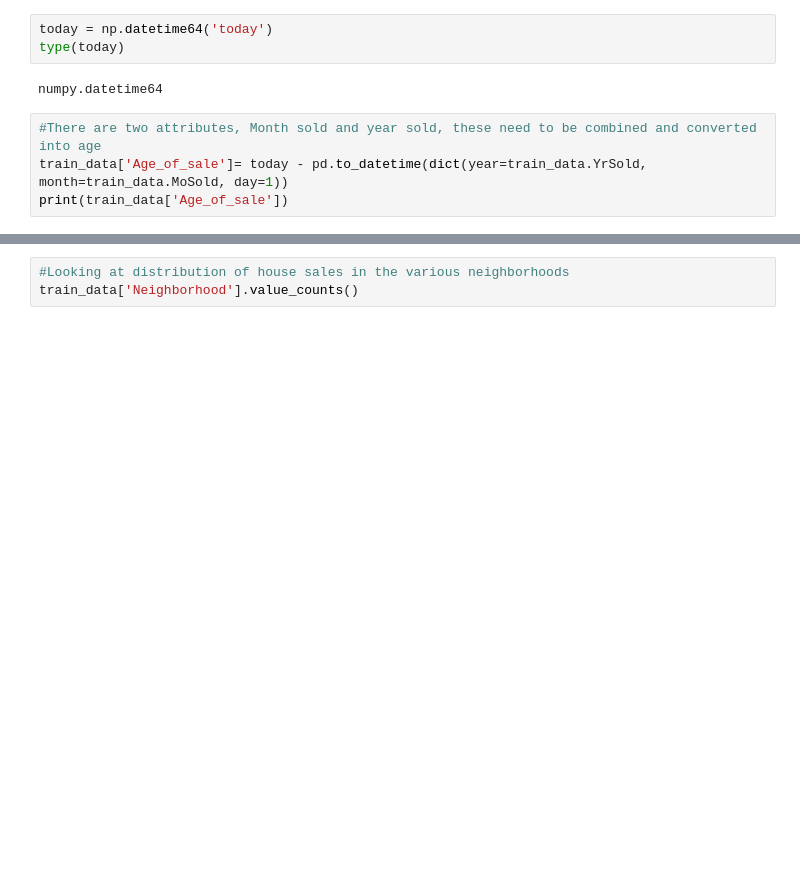
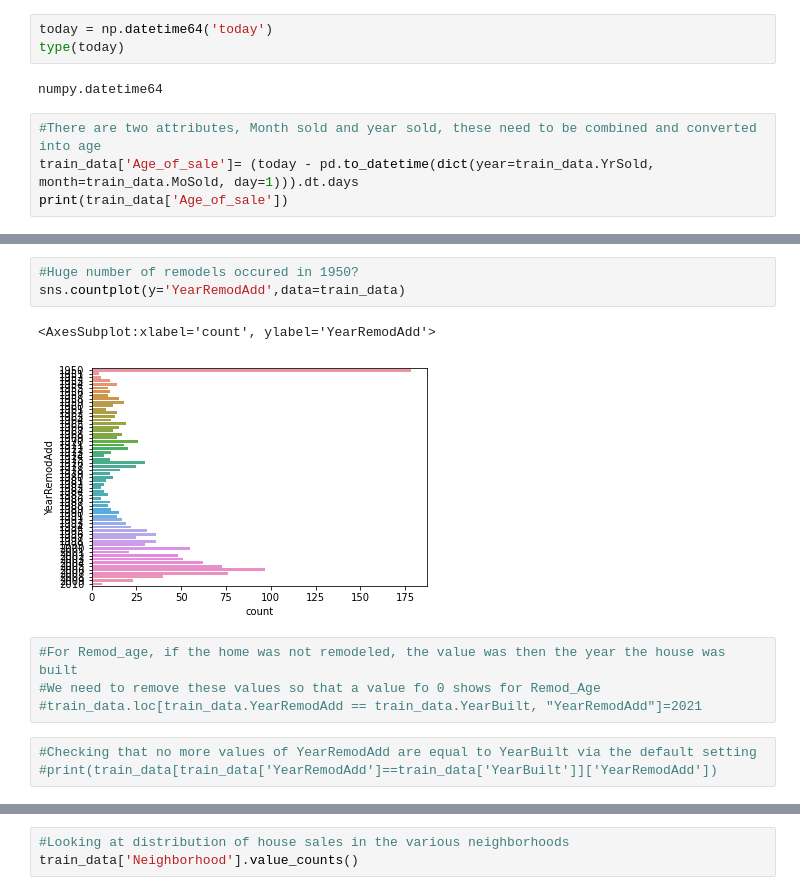
Before and after one commit to nroller28/CapstoneTwo, a Jupyter notebook: CapstoneTwoDataWrangling.ipynb, the cells around one changed output, grey strips where cells are left out. Cells and saved outputs as stored; diff of their text form; blank space fills up the shorter version.

```diff
--- a/CapstoneTwoDataWrangling.ipynb
+++ b/CapstoneTwoDataWrangling.ipynb
@@ -143,6 +143,6 @@ type(today)
 numpy.datetime64
 # %%
 #There are two attributes, Month sold and year sold, these need to be combined and converted into age
-train_data['Age_of_sale']= today - pd.to_datetime(dict(year=train_data.YrSold, month=train_data.MoSold, day=1))
+train_data['Age_of_sale']= (today - pd.to_datetime(dict(year=train_data.YrSold, month=train_data.MoSold, day=1))).dt.days
 print(train_data['Age_of_sale'])
 # %% [output]
@@ -160,0 +178,13 @@ Name: Age_of_sale, Length: 1460, dtype: timedelta64[ns]
+# %%
+#Huge number of remodels occured in 1950?
+sns.countplot(y='YearRemodAdd',data=train_data)
+# %% [output]
+<AxesSubplot:xlabel='count', ylabel='YearRemodAdd'>
+[figure, added]
+# %%
+#For Remod_age, if the home was not remodeled, the value was then the year the house was built
+#We need to remove these values so that a value fo 0 shows for Remod_Age
+#train_data.loc[train_data.YearRemodAdd == train_data.YearBuilt, "YearRemodAdd"]=2021
+# %%
+#Checking that no more values of YearRemodAdd are equal to YearBuilt via the default setting
+#print(train_data[train_data['YearRemodAdd']==train_data['YearBuilt']]['YearRemodAdd'])
```
Also changed, not shown: parts of 12 cells of this notebook, 6 other files.
